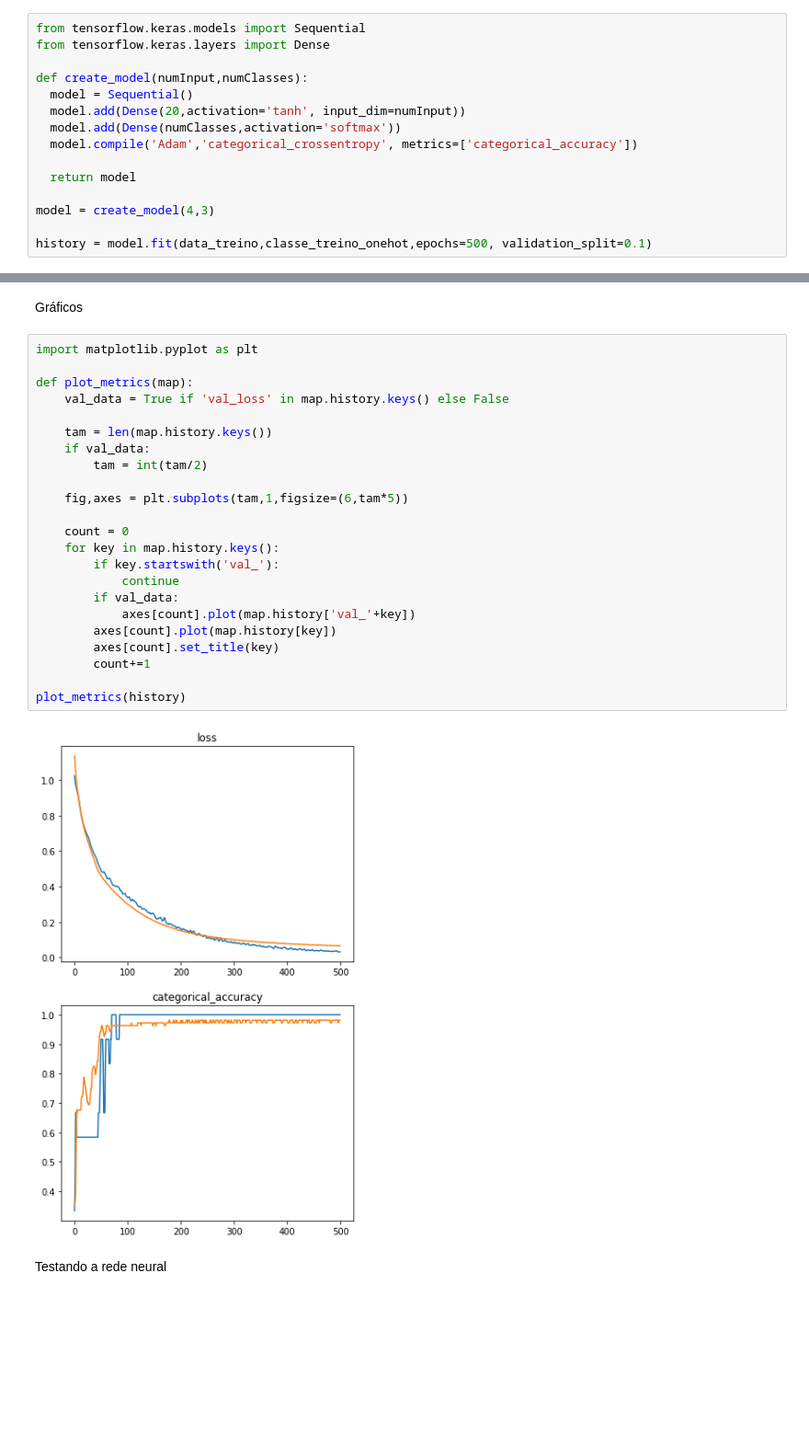
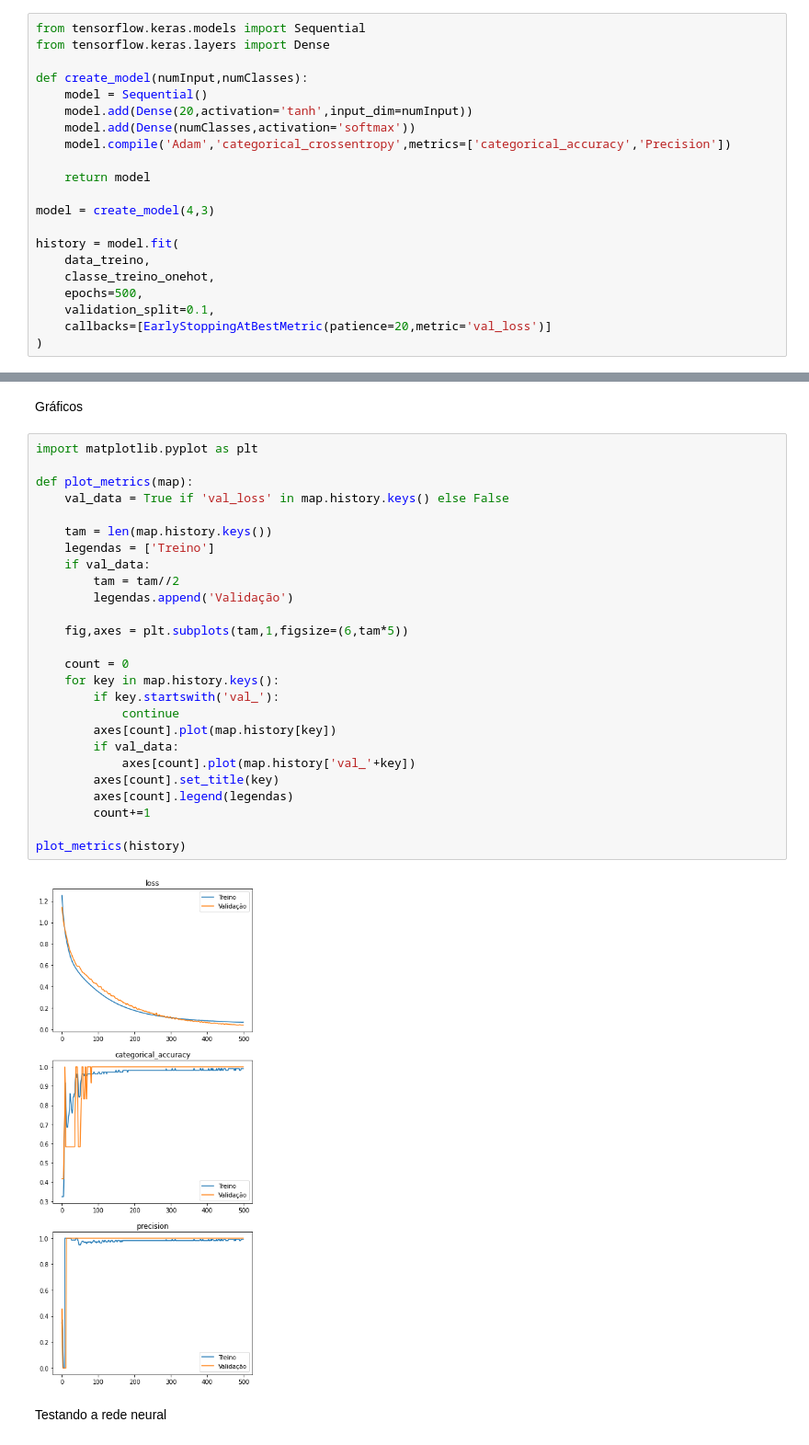
Before and after one commit to rfps09/Monitoria, a Jupyter notebook: SemanaAcademica/SemanaAcademicaIris.ipynb, the cells around one changed output, grey strips where cells are left out. Shown at 92% size. Drawn from its saved outputs; the diff is of its cells as text; blank space fills up the shorter version.

```diff
--- a/SemanaAcademica/SemanaAcademicaIris.ipynb
+++ b/SemanaAcademica/SemanaAcademicaIris.ipynb
@@ -24,15 +66,21 @@ from tensorflow.keras.models import Sequential
 from tensorflow.keras.layers import Dense
 
 def create_model(numInput,numClasses):
-  model = Sequential()
-  model.add(Dense(20,activation='tanh', input_dim=numInput))
-  model.add(Dense(numClasses,activation='softmax'))
-  model.compile('Adam','categorical_crossentropy', metrics=['categorical_accuracy'])
+    model = Sequential()
+    model.add(Dense(20,activation='tanh',input_dim=numInput))
+    model.add(Dense(numClasses,activation='softmax'))
+    model.compile('Adam','categorical_crossentropy',metrics=['categorical_accuracy','Precision'])
 
-  return model
+    return model
 
 model = create_model(4,3)
 
-history = model.fit(data_treino,classe_treino_onehot,epochs=500, validation_split=0.1)
+history = model.fit(
+    data_treino,
+    classe_treino_onehot,
+    epochs=500,
+    validation_split=0.1,
+    callbacks=[EarlyStoppingAtBestMetric(patience=20,metric='val_loss')]
+)
 # %% [output]
 Epoch 1/500
@@ -65,28 +113,31 @@ Gráficos
 # %%
 import matplotlib.pyplot as plt
 
 def plot_metrics(map):
     val_data = True if 'val_loss' in map.history.keys() else False
 
     tam = len(map.history.keys())
+    legendas = ['Treino']
     if val_data:
-        tam = int(tam/2)
+        tam = tam//2
+        legendas.append('Validação')
 
     fig,axes = plt.subplots(tam,1,figsize=(6,tam*5))
 
     count = 0
     for key in map.history.keys():
         if key.startswith('val_'):
             continue
+        axes[count].plot(map.history[key])
         if val_data:
             axes[count].plot(map.history['val_'+key])
-        axes[count].plot(map.history[key])
         axes[count].set_title(key)
+        axes[count].legend(legendas)
         count+=1
 
 plot_metrics(history)
 # %% [output]
-[figure, old version]
+[figure, new version]
 # %% [markdown]
 Testando a rede neural
 # %%
```
Also changed, not shown: parts of 8 cells of this notebook.
